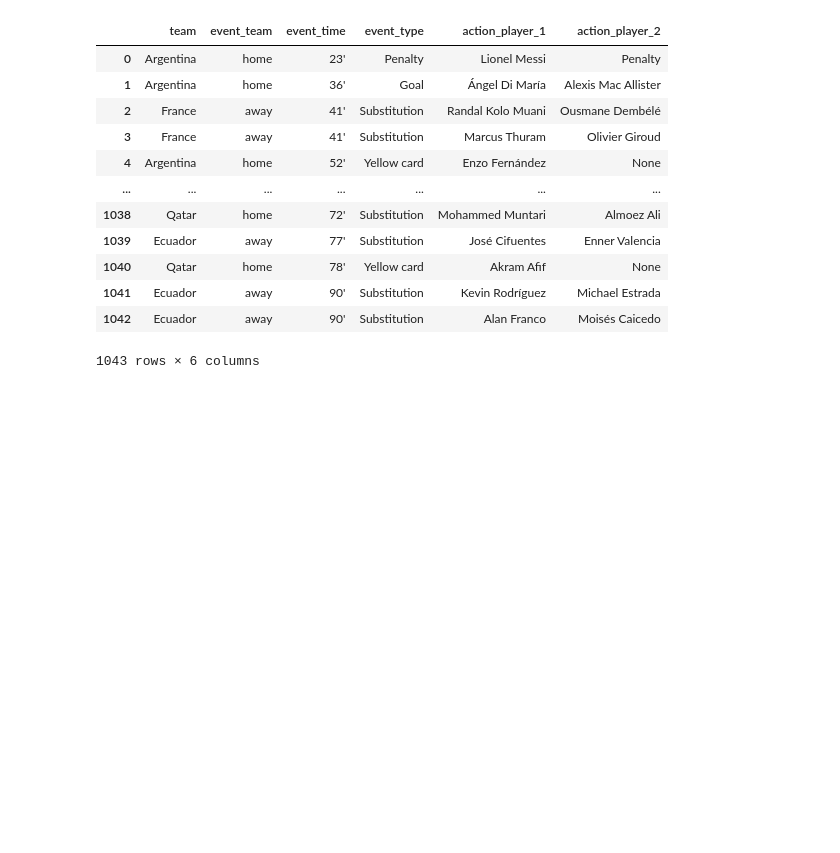
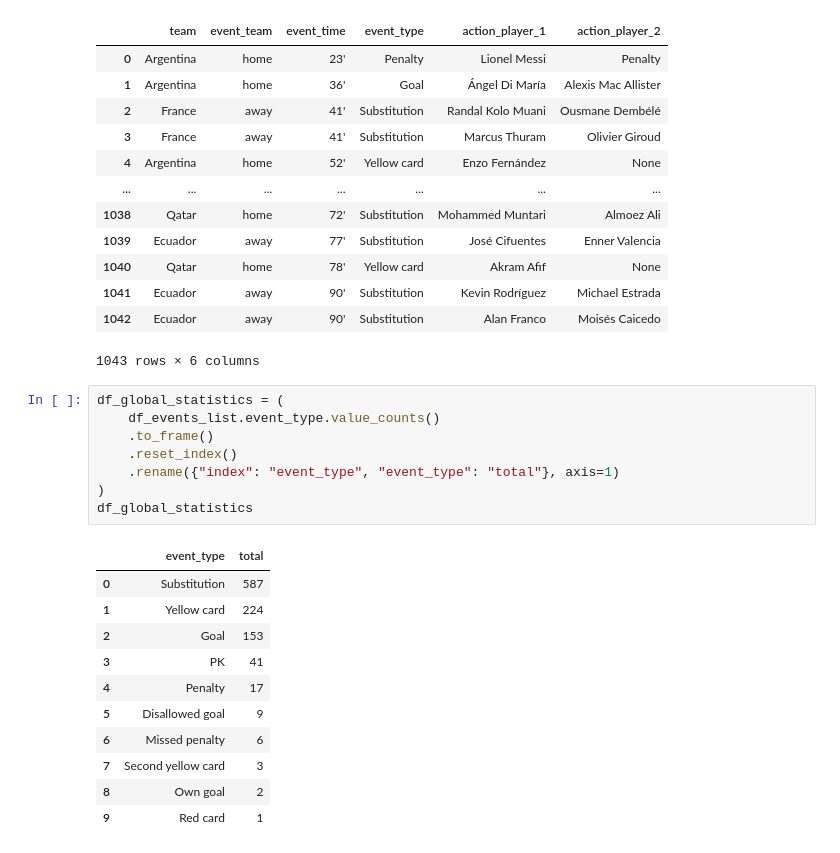
Before and after one commit to caiocmb7/projetos, a Jupyter notebook: ML&AI/world cup 2022/worldcup_eda.ipynb, the cells around one changed output. Cells and saved outputs as stored; diff of their text form; blank space fills up the shorter version.

```diff
--- a/ML&AI/world cup 2022/worldcup_eda.ipynb
+++ b/ML&AI/world cup 2022/worldcup_eda.ipynb
@@ -218,3 +218,23 @@ df_events_list
 | 1041 | Ecuador | away | 90' | Substitution | Kevin Rodríguez | Michael Estrada |
 | 1042 | Ecuador | away | 90' | Substitution | Alan Franco | Moisés Caicedo |
 1043 rows × 6 columns
+# %%
+df_global_statistics = (
+    df_events_list.event_type.value_counts()
+    .to_frame()
+    .reset_index()
+    .rename({"index": "event_type", "event_type": "total"}, axis=1)
+)
+df_global_statistics
+# %% [output]
+|  | event_type | total |
+| 0 | Substitution | 587 |
+| 1 | Yellow card | 224 |
+| 2 | Goal | 153 |
+| 3 | PK | 41 |
+| 4 | Penalty | 17 |
+| 5 | Disallowed goal | 9 |
+| 6 | Missed penalty | 6 |
+| 7 | Second yellow card | 3 |
+| 8 | Own goal | 2 |
+| 9 | Red card | 1 |
```
Also changed, not shown: parts of 3 cells of this notebook.
